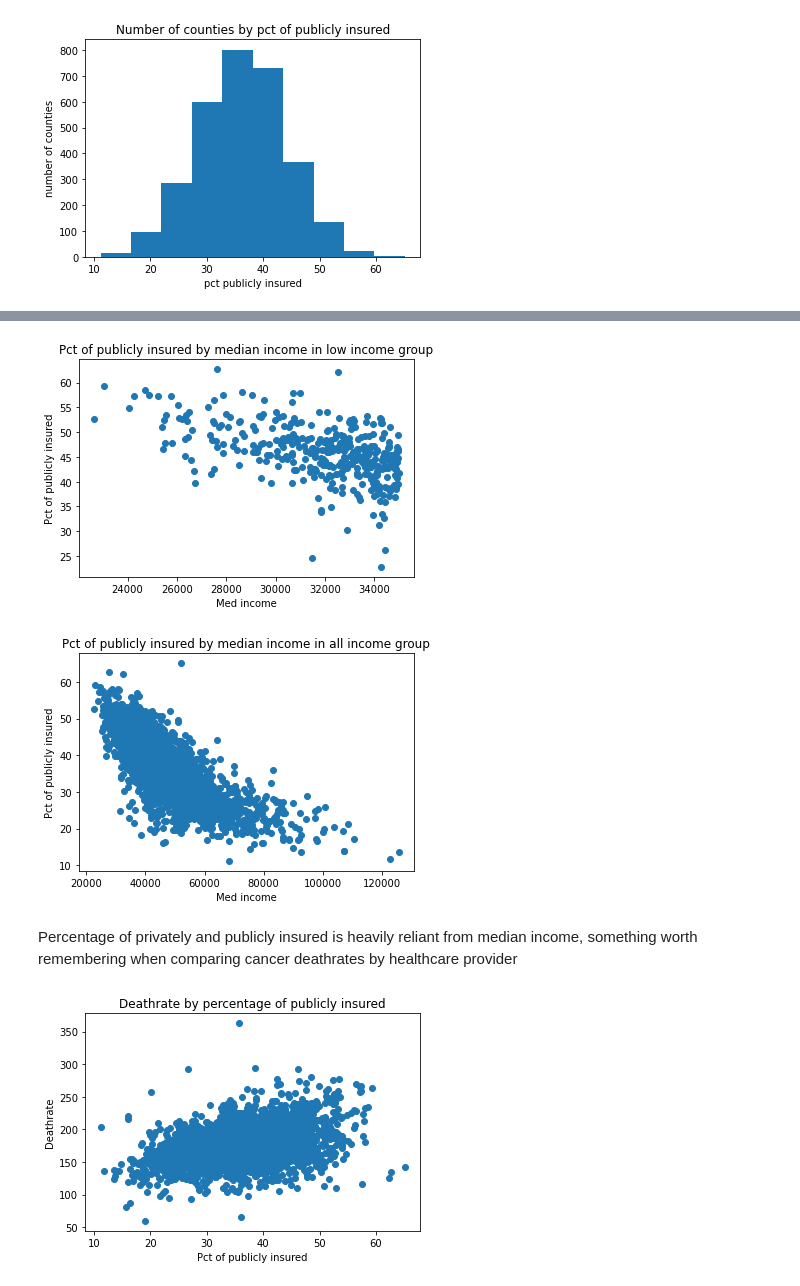
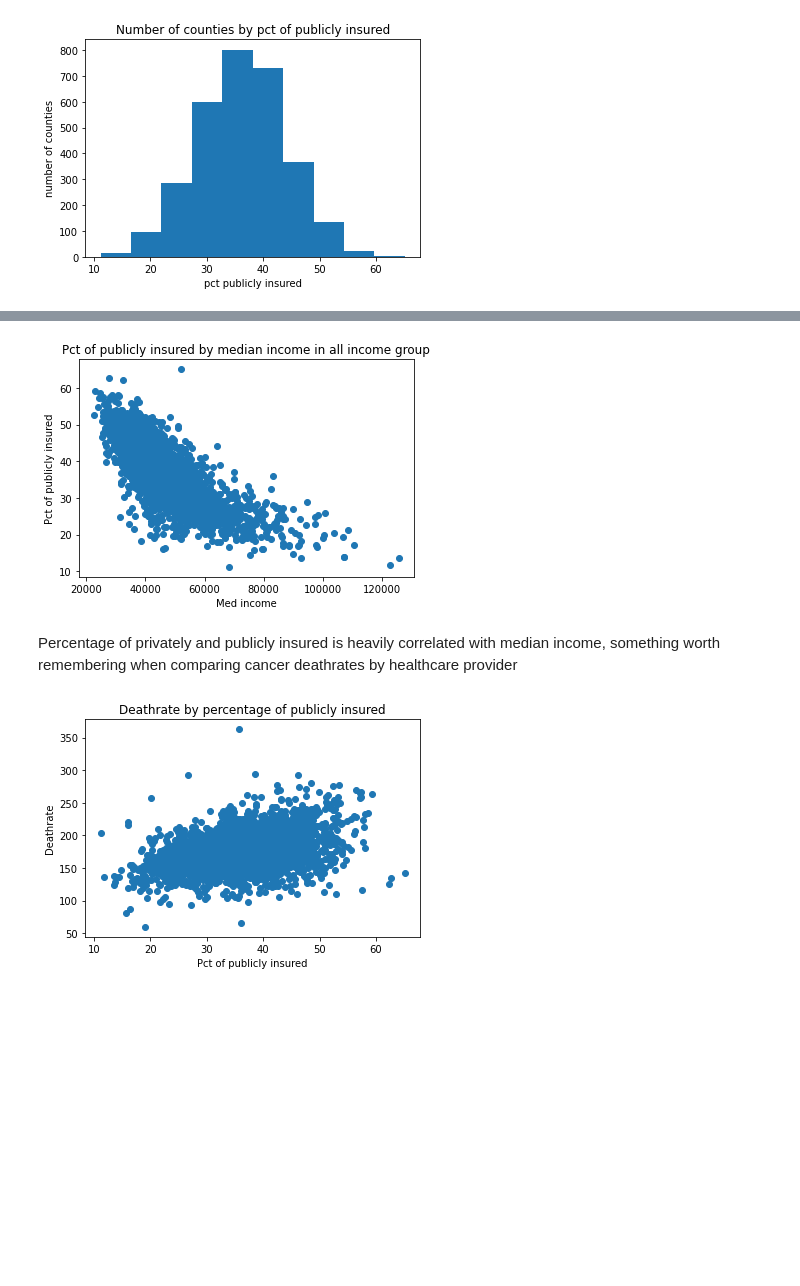
Before and after one commit to Sz-klarnia/Cancer-rates-by-US-County---analisys-and-pre, a Jupyter notebook: Cancer prediction.ipynb, the cells around one changed output, grey strips where cells are left out. Saved outputs shown, nothing was run; the diff lists cells and outputs as text; code cells hidden in the pictures; blank space fills up the shorter version.

```diff
--- a/Cancer prediction.ipynb
+++ b/Cancer prediction.ipynb
@@ -597,20 +487,15 @@ plt.show()
 # %%
 # percentage of publicly insured by income
-plt.scatter(low.medincome,low.pctpubliccoverage)
-plt.title("Pct of publicly insured by median income in low income group")
-plt.xlabel("Med income")
-plt.ylabel("Pct of publicly insured")
-plt.show()
+
 plt.scatter(data.medincome,data.pctpubliccoverage)
 plt.title("Pct of publicly insured by median income in all income group")
 plt.xlabel("Med income")
 plt.ylabel("Pct of publicly insured")
 plt.show()
 # %% [output]
-[figure, old version]
+[figure, new version]
-[figure, removed]
 # %% [markdown]
-Percentage of privately and publicly insured is heavily reliant from median income, something worth remembering when comparing cancer deathrates by healthcare provider
+Percentage of privately and publicly insured is heavily correlated with median income, something worth remembering when comparing cancer deathrates by healthcare provider
 # %%
 # cancer deathrate by number of publicly and privately insured
 plt.scatter(data.pctpubliccoverage,data.target_deathrate)
```
Also changed, not shown: parts of 88 cells of this notebook, 2 other files.
